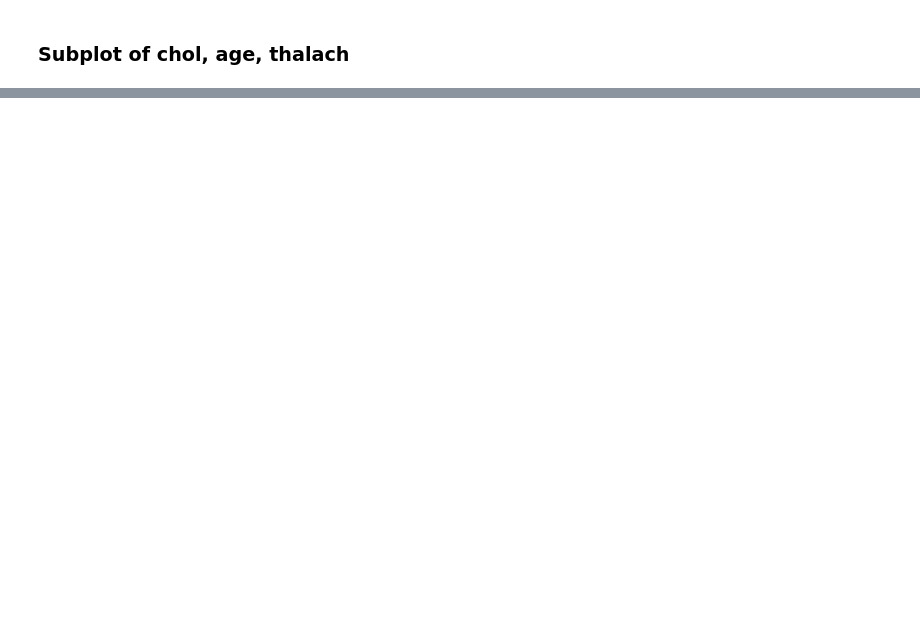
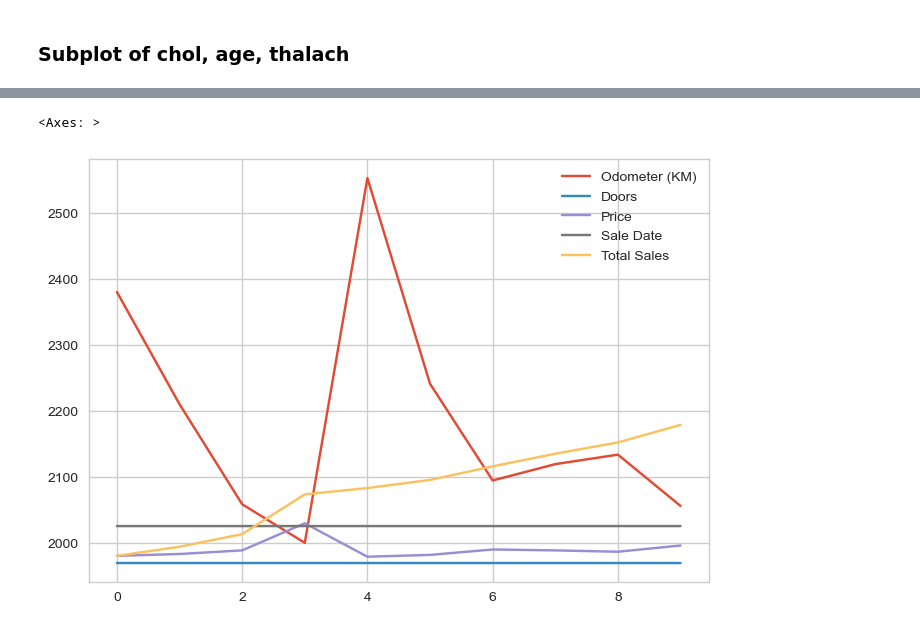
Before and after one commit to DevSen101/ML-Bootcamp, a Jupyter notebook: Matplotlib/Introduction-to-Matplotlib.ipynb, the cells around one changed output, grey strips where cells are left out. Saved outputs shown, nothing was run; the diff lists cells and outputs as text; code cells hidden in the pictures; blank space fills up the shorter version.

```diff
--- a/Matplotlib/Introduction-to-Matplotlib.ipynb
+++ b/Matplotlib/Introduction-to-Matplotlib.ipynb
@@ -561,0 +612,5 @@ Text(0.5, 0.98, 'Heart Disease Analysis')
+# %%
+car_sales.plot()
+# %% [output]
+<Axes: >
+[figure, added]
```
Also changed, not shown: parts of 18 cells of this notebook.
